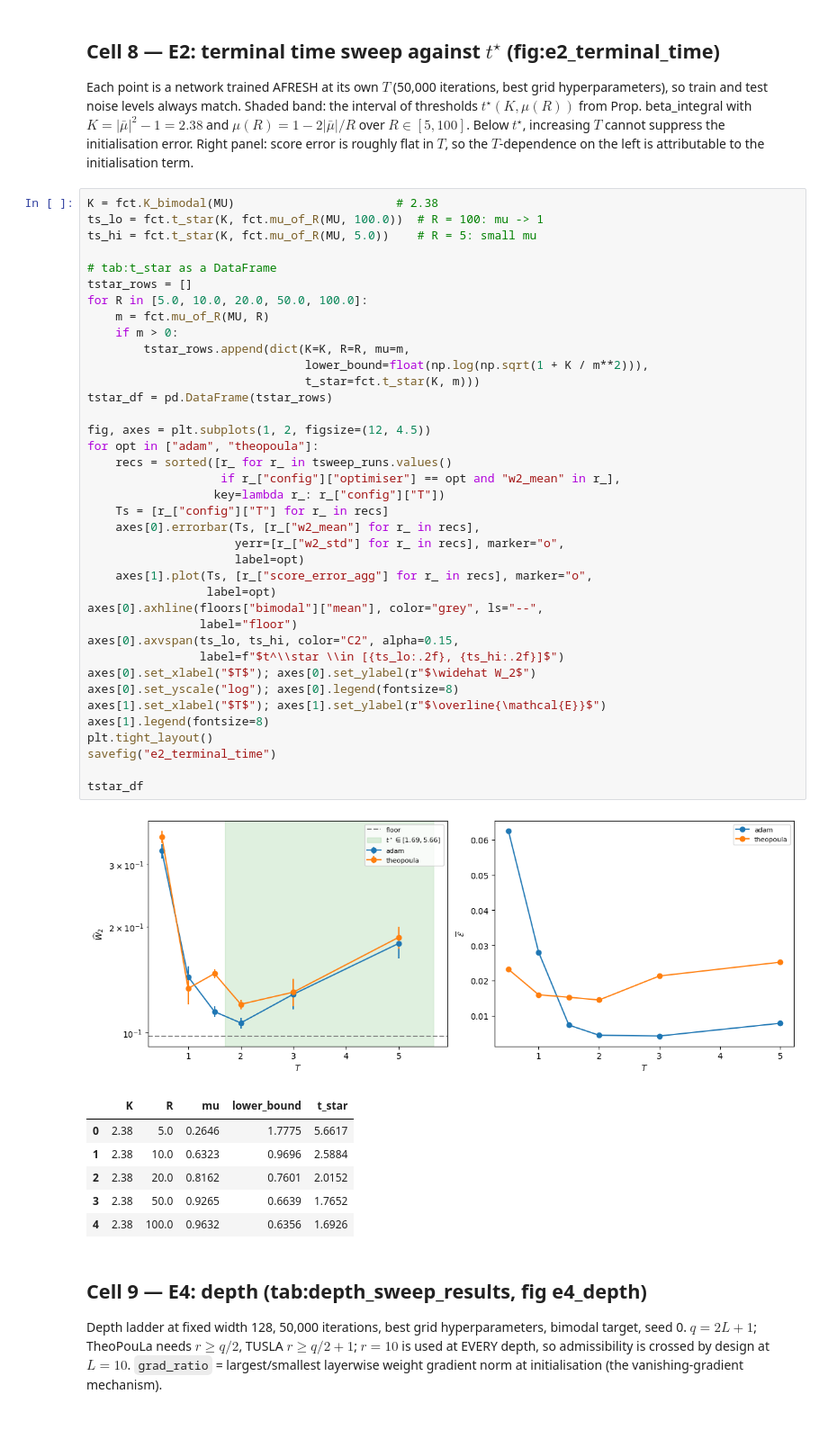
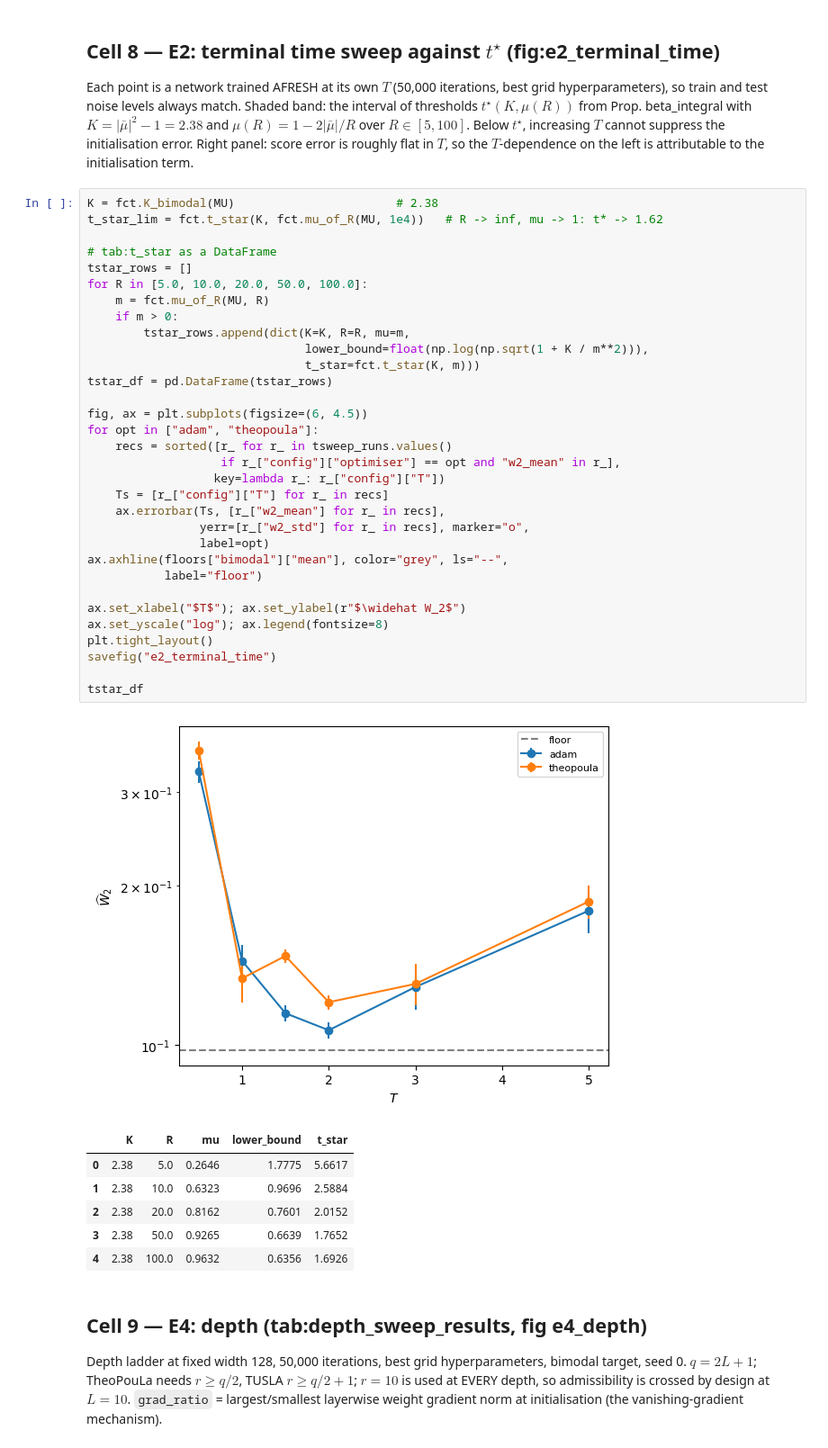
Before and after one commit to kylemcgillivray/Masters-Dissertation, a Jupyter notebook: display5.ipynb, the cells around one changed output. Shown at 90% size. Cells and saved outputs as stored; diff of their text form; blank space fills up the shorter version.

```diff
--- a/display5.ipynb
+++ b/display5.ipynb
@@ -544,44 +596,38 @@ initialisation error. Right panel: score error is roughly flat in $T$, so the
 $T$-dependence on the left is attributable to the initialisation term.
 # %%
 K = fct.K_bimodal(MU)                       # 2.38
-ts_lo = fct.t_star(K, fct.mu_of_R(MU, 100.0))  # R = 100: mu -> 1
-ts_hi = fct.t_star(K, fct.mu_of_R(MU, 5.0))    # R = 5: small mu
+t_star_lim = fct.t_star(K, fct.mu_of_R(MU, 1e4))   # R -> inf, mu -> 1: t* -> 1.62
 
 # tab:t_star as a DataFrame
 tstar_rows = []
 for R in [5.0, 10.0, 20.0, 50.0, 100.0]:
     m = fct.mu_of_R(MU, R)
     if m > 0:
         tstar_rows.append(dict(K=K, R=R, mu=m,
                                lower_bound=float(np.log(np.sqrt(1 + K / m**2))),
                                t_star=fct.t_star(K, m)))
 tstar_df = pd.DataFrame(tstar_rows)
 
-fig, axes = plt.subplots(1, 2, figsize=(12, 4.5))
+fig, ax = plt.subplots(figsize=(6, 4.5))
 for opt in ["adam", "theopoula"]:
     recs = sorted([r_ for r_ in tsweep_runs.values()
                    if r_["config"]["optimiser"] == opt and "w2_mean" in r_],
                   key=lambda r_: r_["config"]["T"])
     Ts = [r_["config"]["T"] for r_ in recs]
-    axes[0].errorbar(Ts, [r_["w2_mean"] for r_ in recs],
-                     yerr=[r_["w2_std"] for r_ in recs], marker="o",
-                     label=opt)
-    axes[1].plot(Ts, [r_["score_error_agg"] for r_ in recs], marker="o",
-                 label=opt)
-axes[0].axhline(floors["bimodal"]["mean"], color="grey", ls="--",
-                label="floor")
-axes[0].axvspan(ts_lo, ts_hi, color="C2", alpha=0.15,
-                label=f"$t^\\star \\in [{ts_lo:.2f}, {ts_hi:.2f}]$")
-axes[0].set_xlabel("$T$"); axes[0].set_ylabel(r"$\widehat W_2$")
-axes[0].set_yscale("log"); axes[0].legend(fontsize=8)
-axes[1].set_xlabel("$T$"); axes[1].set_ylabel(r"$\overline{\mathcal{E}}$")
-axes[1].legend(fontsize=8)
+    ax.errorbar(Ts, [r_["w2_mean"] for r_ in recs],
+                yerr=[r_["w2_std"] for r_ in recs], marker="o",
+                label=opt)
+ax.axhline(floors["bimodal"]["mean"], color="grey", ls="--",
+           label="floor")
+
+ax.set_xlabel("$T$"); ax.set_ylabel(r"$\widehat W_2$")
+ax.set_yscale("log"); ax.legend(fontsize=8)
 plt.tight_layout()
 savefig("e2_terminal_time")
 
 tstar_df
 # %% [output]
-[figure, old version]
+[figure, new version]
 |  | K | R | mu | lower_bound | t_star |
 | 0 | 2.38 | 5.0 | 0.2646 | 1.7775 | 5.6617 |
 | 1 | 2.38 | 10.0 | 0.6323 | 0.9696 | 2.5884 |
```
Also changed, not shown: parts of 3 cells of this notebook, 10 other files.
